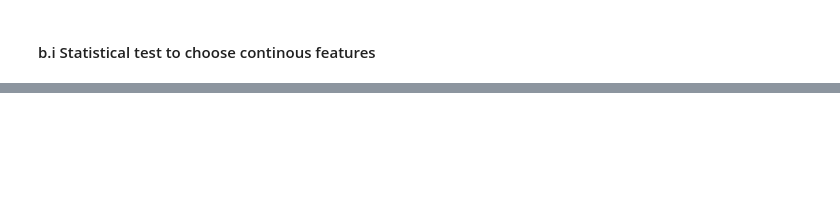
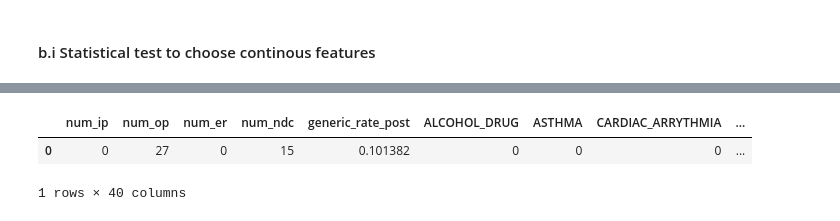
Before and after one commit to edalrami/hccs-final, a Jupyter notebook: Healthcare Final Project.ipynb, the cells around one changed output, grey strips where cells are left out. Cells and saved outputs as stored; diff of their text form; code cells hidden in the pictures; blank space fills up the shorter version.

```diff
--- a/Healthcare Final Project.ipynb
+++ b/Healthcare Final Project.ipynb
@@ -269,0 +308,10 @@ Name: variable, dtype: object
+# %%
+"""Combined dataset"""
+
+main_x = pd.concat([cont_features, cat_features], axis=1)
+
+main_x.head(1)
+# %% [output]
+|  | num_ip | num_op | num_er | num_ndc | generic_rate_post | ALCOHOL_DRUG | ASTHMA | CARDIAC_ARRYTHMIA | ... |
+| 0 | 0 | 27 | 0 | 15 | 0.101382 | 0 | 0 | 0 | ... |
+1 rows × 40 columns
```
Also changed, not shown: parts of 22 cells of this notebook.
